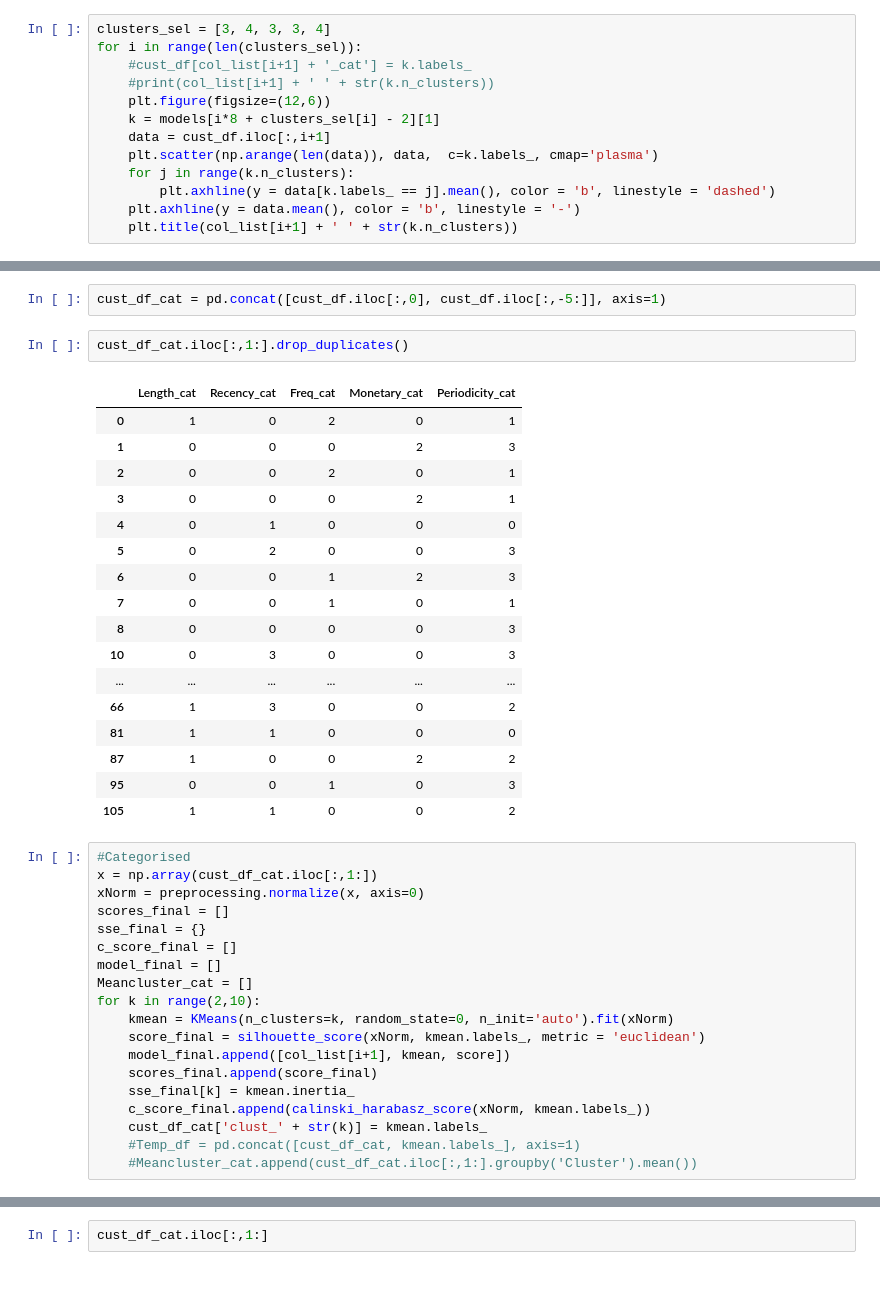
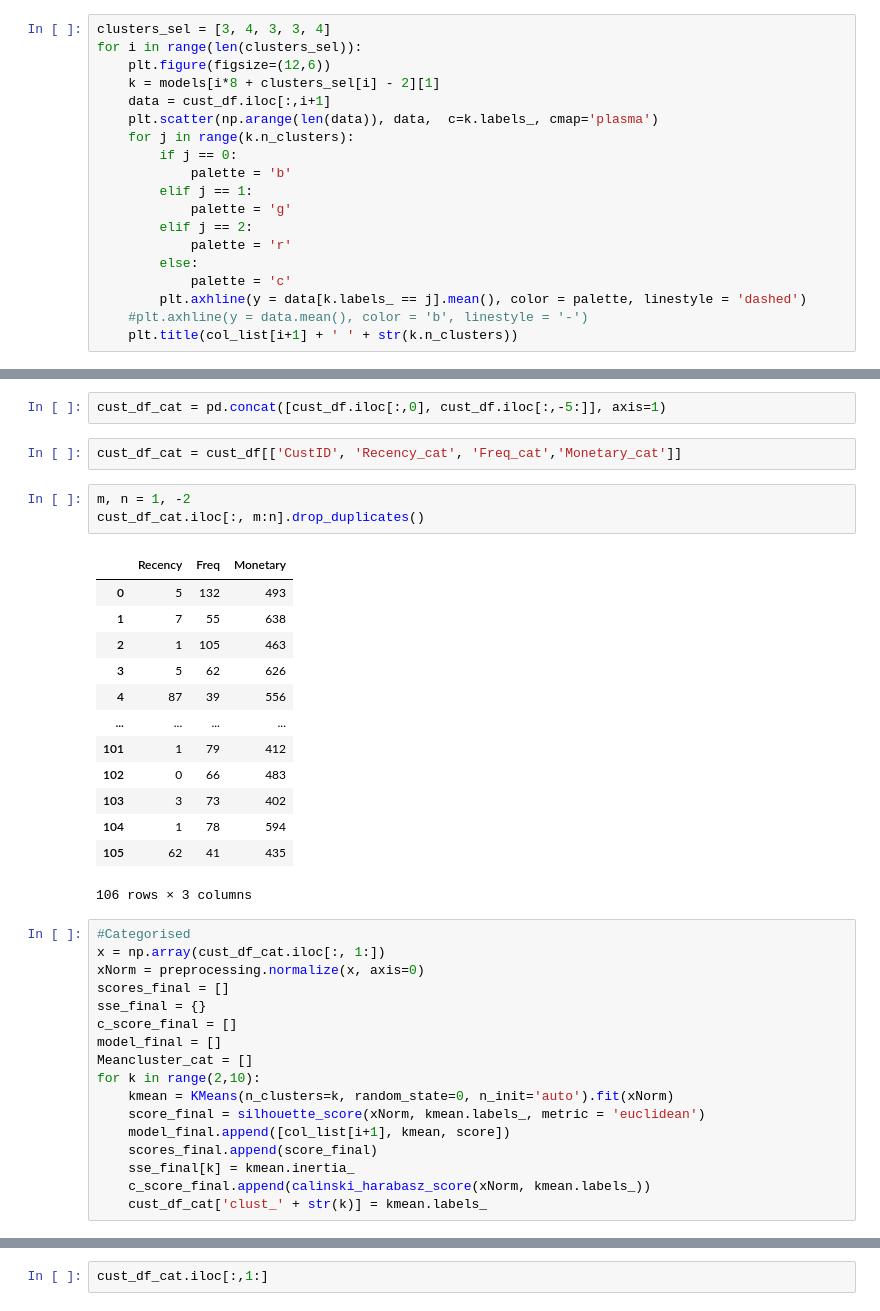
Before and after one commit to muthuganeshece/pyNotebooks, a Jupyter notebook: DataAnalysis/BigBasket/Customer Analysis.ipynb, the cells around one changed output, grey strips where cells are left out. Cells and saved outputs as stored; diff of their text form; blank space fills up the shorter version.

```diff
--- a/DataAnalysis/BigBasket/Customer Analysis.ipynb
+++ b/DataAnalysis/BigBasket/Customer Analysis.ipynb
@@ -174,14 +139,20 @@ for i in range(len(cluster)):
 # %%
 clusters_sel = [3, 4, 3, 3, 4]
 for i in range(len(clusters_sel)):
-    #cust_df[col_list[i+1] + '_cat'] = k.labels_
-    #print(col_list[i+1] + ' ' + str(k.n_clusters))
     plt.figure(figsize=(12,6))
     k = models[i*8 + clusters_sel[i] - 2][1]
     data = cust_df.iloc[:,i+1]
     plt.scatter(np.arange(len(data)), data,  c=k.labels_, cmap='plasma')
     for j in range(k.n_clusters):
-        plt.axhline(y = data[k.labels_ == j].mean(), color = 'b', linestyle = 'dashed')
-    plt.axhline(y = data.mean(), color = 'b', linestyle = '-')
+        if j == 0:
+            palette = 'b'
+        elif j == 1:
+            palette = 'g'
+        elif j == 2:
+            palette = 'r'
+        else:
+            palette = 'c'
+        plt.axhline(y = data[k.labels_ == j].mean(), color = palette, linestyle = 'dashed')
+    #plt.axhline(y = data.mean(), color = 'b', linestyle = '-')
     plt.title(col_list[i+1] + ' ' + str(k.n_clusters))
 # %% [output]
@@ -208,29 +175,28 @@ Monetary 3
 Periodicity 4
 # %%
 cust_df_cat = pd.concat([cust_df.iloc[:,0], cust_df.iloc[:,-5:]], axis=1)
+# %%
+cust_df_cat = cust_df[['CustID', 'Recency_cat', 'Freq_cat','Monetary_cat']]
 # %%
-cust_df_cat.iloc[:,1:].drop_duplicates()
+m, n = 1, -2
+cust_df_cat.iloc[:, m:n].drop_duplicates()
 # %% [output]
-|  | Length_cat | Recency_cat | Freq_cat | Monetary_cat | Periodicity_cat |
-| 0 | 1 | 0 | 2 | 0 | 1 |
-| 1 | 0 | 0 | 0 | 2 | 3 |
-| 2 | 0 | 0 | 2 | 0 | 1 |
-| 3 | 0 | 0 | 0 | 2 | 1 |
-| 4 | 0 | 1 | 0 | 0 | 0 |
-| 5 | 0 | 2 | 0 | 0 | 3 |
-| 6 | 0 | 0 | 1 | 2 | 3 |
-| 7 | 0 | 0 | 1 | 0 | 1 |
-| 8 | 0 | 0 | 0 | 0 | 3 |
-| 10 | 0 | 3 | 0 | 0 | 3 |
-| ... | ... | ... | ... | ... | ... |
-| 66 | 1 | 3 | 0 | 0 | 2 |
-| 81 | 1 | 1 | 0 | 0 | 0 |
-| 87 | 1 | 0 | 0 | 2 | 2 |
-| 95 | 0 | 0 | 1 | 0 | 3 |
-| 105 | 1 | 1 | 0 | 0 | 2 |
+|  | Recency | Freq | Monetary |
+| 0 | 5 | 132 | 493 |
+| 1 | 7 | 55 | 638 |
+| 2 | 1 | 105 | 463 |
+| 3 | 5 | 62 | 626 |
+| 4 | 87 | 39 | 556 |
+| ... | ... | ... | ... |
+| 101 | 1 | 79 | 412 |
+| 102 | 0 | 66 | 483 |
+| 103 | 3 | 73 | 402 |
+| 104 | 1 | 78 | 594 |
+| 105 | 62 | 41 | 435 |
+106 rows × 3 columns
 # %%
 #Categorised
-x = np.array(cust_df_cat.iloc[:,1:])
+x = np.array(cust_df_cat.iloc[:, 1:])
 xNorm = preprocessing.normalize(x, axis=0)
 scores_final = []
 sse_final = {}
@@ -245,8 +211,6 @@ for k in range(2,10):
     sse_final[k] = kmean.inertia_
     c_score_final.append(calinski_harabasz_score(xNorm, kmean.labels_))
     cust_df_cat['clust_' + str(k)] = kmean.labels_
-    #Temp_df = pd.concat([cust_df_cat, kmean.labels_], axis=1)
-    #Meancluster_cat.append(cust_df_cat.iloc[:,1:].groupby('Cluster').mean())
 # %%
 plot_graphs(scores_final, col_list, sse_final, c_score_final)
 # %% [output]
```
Also changed, not shown: parts of 42 cells of this notebook, 1 other file.
